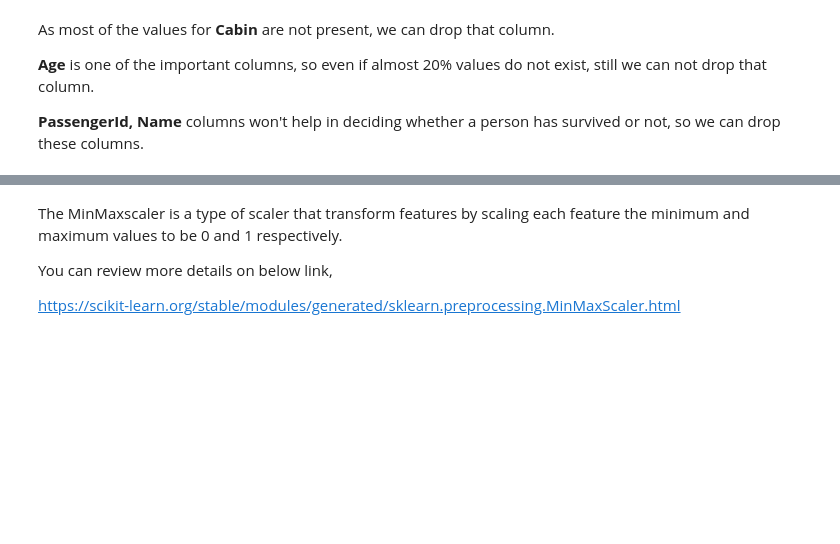
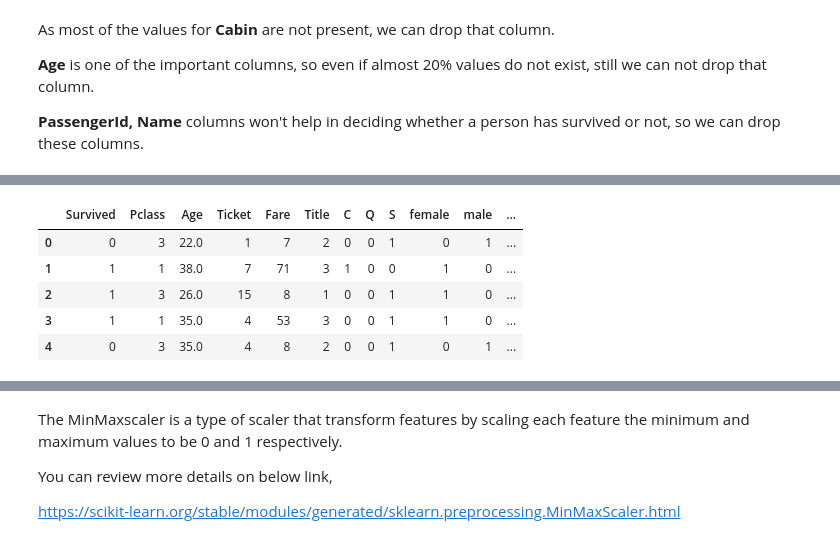
Before and after one commit to sanjaylalwani/Titanic, a Jupyter notebook: titanic.ipynb, the cells around one changed output, grey strips where cells are left out. Saved outputs shown, nothing was run; the diff lists cells and outputs as text; code cells hidden in the pictures; blank space fills up the shorter version.

```diff
--- a/titanic.ipynb
+++ b/titanic.ipynb
@@ -161,7 +346,22 @@ titanic_test_df['TotFam'] = titanic_test_df['SibSp'] + titanic_test_df['Parch']
 # %%
 titanic_train_df = titanic_train_df.drop(['SibSp','Parch'], axis=1)
 titanic_test_df = titanic_test_df.drop(['SibSp','Parch'], axis=1)
+# %%
+titanic_train_df['IsAlone'] = 0
+titanic_test_df['IsAlone'] = 0
+# %%
+titanic_train_df.loc[titanic_train_df['TotFam'] == 1, 'IsAlone'] = 1
+titanic_test_df.loc[titanic_test_df['TotFam'] == 1, 'IsAlone'] = 1
 # %%
 titanic_train_df.Age = titanic_train_df.groupby(['Title'])['Age'].apply(lambda x: x.fillna(x.mean()))
 titanic_test_df.Age = titanic_test_df.groupby(['Title'])['Age'].apply(lambda x: x.fillna(x.mean()))
+# %%
+titanic_train_df.head(5)
+# %% [output]
+|  | Survived | Pclass | Age | Ticket | Fare | Title | C | Q | S | female | male | ... |
+| 0 | 0 | 3 | 22.0 | 1 | 7 | 2 | 0 | 0 | 1 | 0 | 1 | ... |
+| 1 | 1 | 1 | 38.0 | 7 | 71 | 3 | 1 | 0 | 0 | 1 | 0 | ... |
+| 2 | 1 | 3 | 26.0 | 15 | 8 | 1 | 0 | 0 | 1 | 1 | 0 | ... |
+| 3 | 1 | 1 | 35.0 | 4 | 53 | 3 | 0 | 0 | 1 | 1 | 0 | ... |
+| 4 | 0 | 3 | 35.0 | 4 | 8 | 2 | 0 | 0 | 1 | 0 | 1 | ... |
 # %%
```
Also changed, not shown: parts of 41 cells of this notebook.
